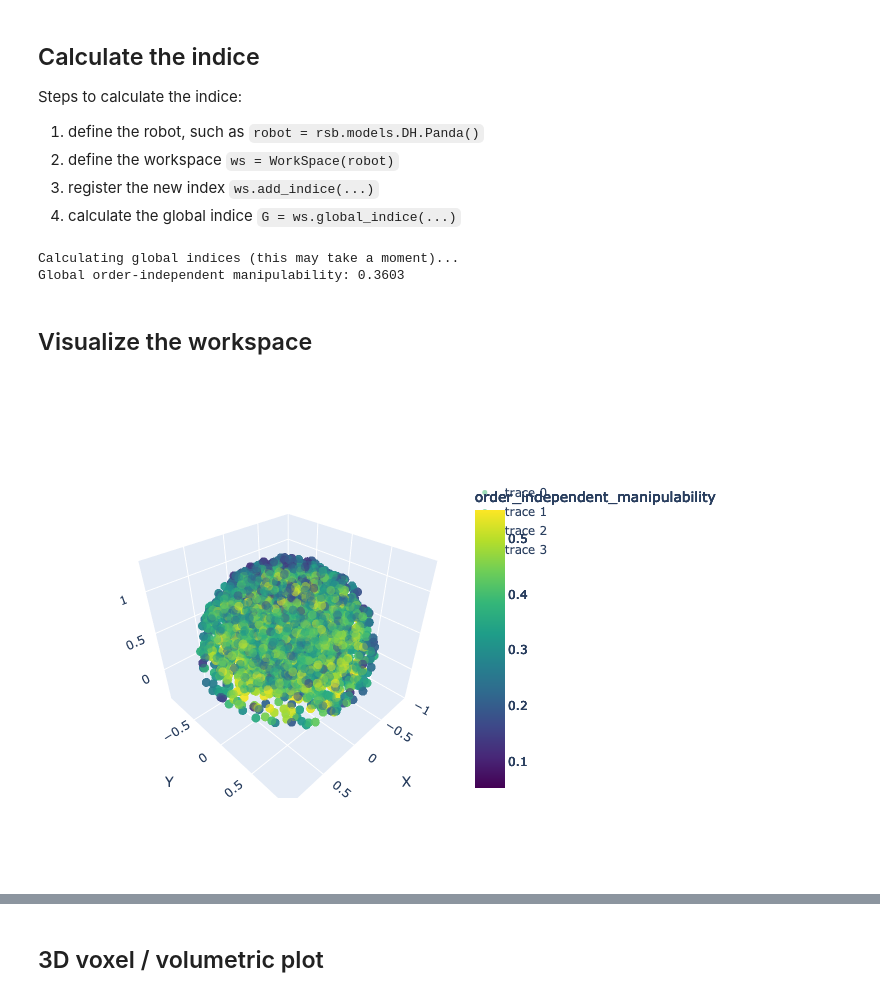
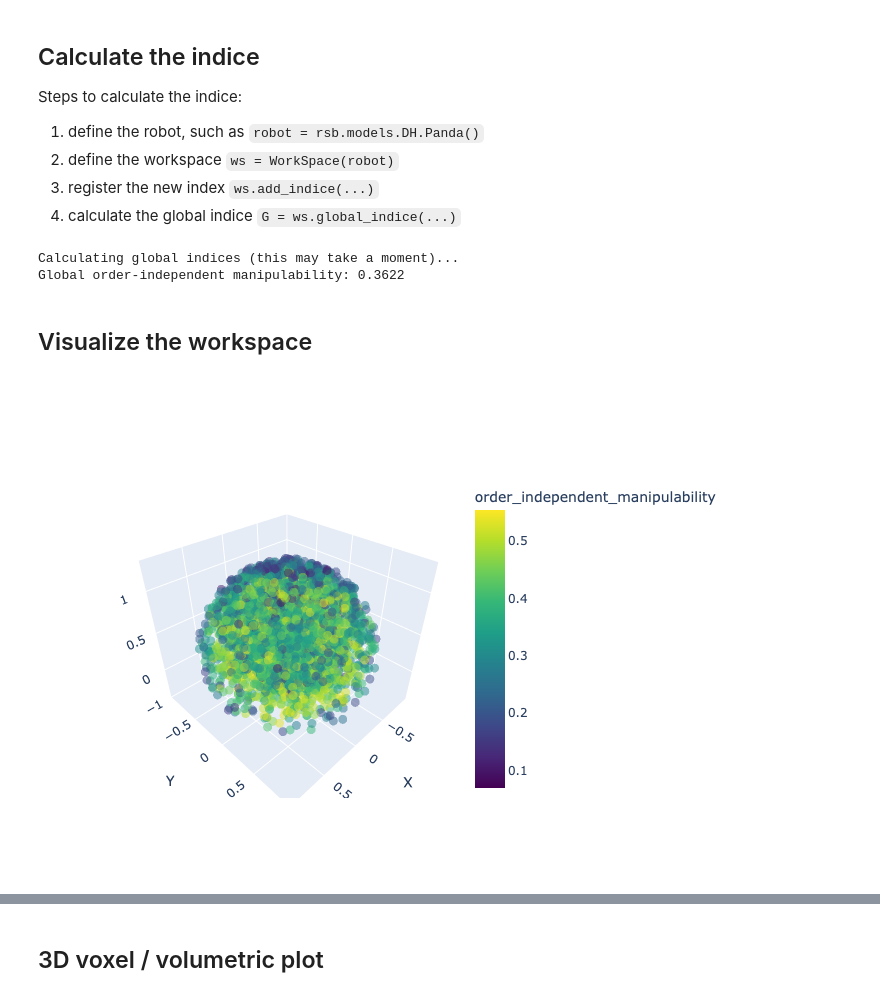
Before and after one commit to chaoyuefei/RoboSandbox, a Jupyter notebook: tutorial/03 - performance/add_new_robot_indice.ipynb, the cells around one changed output, grey strips where cells are left out. Saved outputs shown, nothing was run; the diff lists cells and outputs as text; code cells hidden in the pictures.

```diff
--- a/tutorial/03 - performance/add_new_robot_indice.ipynb
+++ b/tutorial/03 - performance/add_new_robot_indice.ipynb
@@ -14,9 +15,8 @@ def order_independent_manipulability(
     workspace, joint_points, method="order_independent_manipulability", axes="all"
 ):
     """
+    Calculate the order-independent manipulability index for a robot:
     \sqrt[n]{(\operatorname{det}(\mathbf{H}(\mathbf{q}))}
-    Calculate the order-independent manipulability index for a robot.
-
     :param workspace: The workspace instance providing access to the robot.
     :param joint_points: List of joint configurations to evaluate.
     :param method: The method name (for compatibility with the indice registry).
@@ -67,12 +67,12 @@ global_oim = ws.global_indice(method="order_independent_manipulability")
 print(f"Global order-independent manipulability: {global_oim:.4f}")
 # %% [output]
 Calculating global indices (this may take a moment)...
-Global order-independent manipulability: 0.3603
+Global order-independent manipulability: 0.3622
 # %% [markdown]
 ## Visualize the workspace
 # %%
-fig = ws.plot(color="order_independent_manipulability")
+fig = ws.plot(color="order_independent_manipulability", fig=go.Figure())
 fig.show("png") # display the plot in PNG format for better visibility on github
 # %% [output]
-[figure, old version]
+[figure, new version]
 # %%
```
Also changed, not shown: parts of 3 cells of this notebook, 2 other files.
